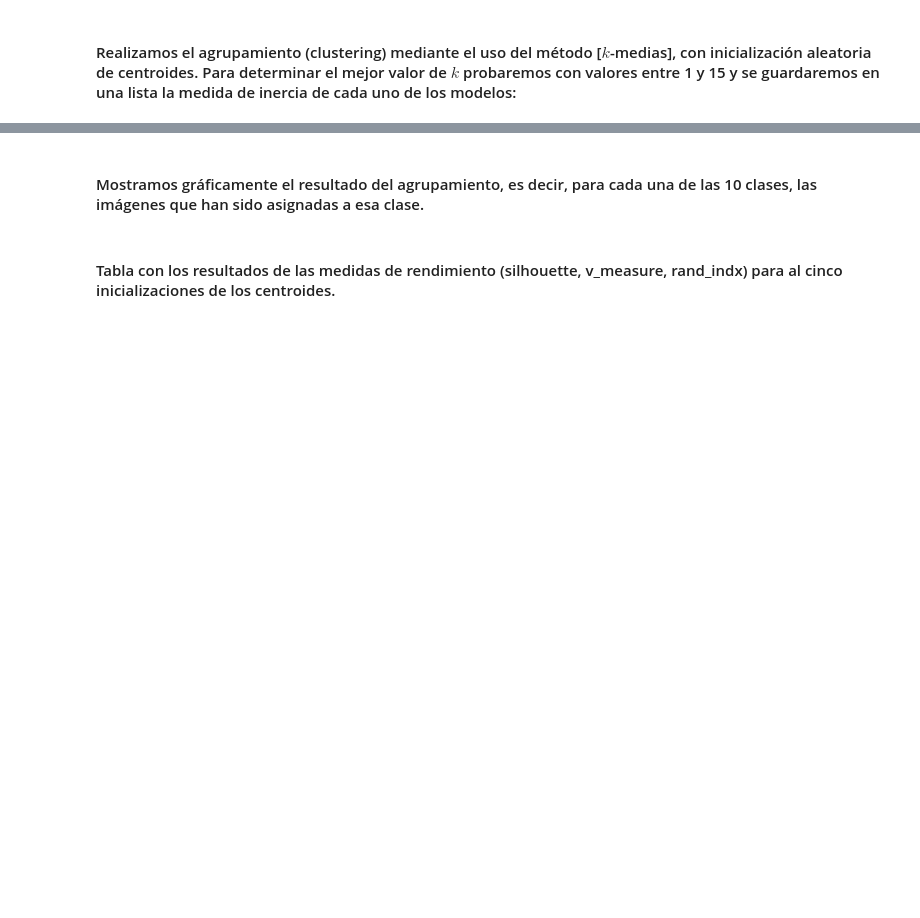
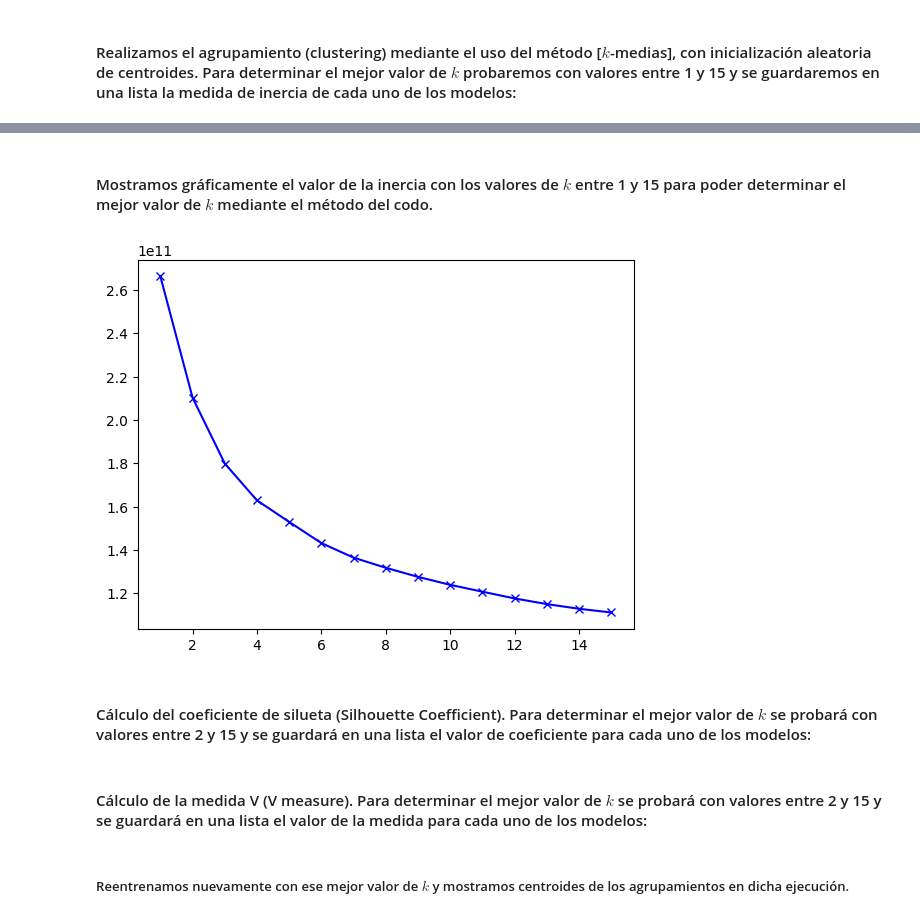
Before and after one commit to NoelPanBrea/MAAA2-FPLN, a Jupyter notebook: MAAA2/Practica2/Code.ipynb, the cells around one changed output, grey strips where cells are left out. Saved outputs shown, nothing was run; the diff lists cells and outputs as text; code cells hidden in the pictures; blank space fills up the shorter version.

Commit message:
feat: Inercia, Silhouette, V-measure

```diff
--- a/MAAA2/Practica2/Code.ipynb
+++ b/MAAA2/Practica2/Code.ipynb
@@ -112,2 +87,0 @@ plt.show()
-# %% [markdown]
-#### Mostramos gráficamente el resultado del agrupamiento, es decir, para cada una de las 10 clases, las imágenes que han sido asignadas a esa clase.
@@ -124,2 +87,0 @@ for i in range(k):
-# %% [markdown]
-#### Tabla con los resultados de las medidas de rendimiento (silhouette, v_measure, rand_indx) para al cinco inicializaciones de los centroides.
@@ -135,0 +88,9 @@ for i, exec in enumerate(execs):
+# %% [markdown]
+#### Mostramos gráficamente el valor de la inercia con los valores de $k$ entre 1 y 15 para poder determinar el mejor valor de $k$ mediante el método del codo.
+# %%
+plt.plot(K, inertias, color="blue", marker="x")
+plt.show()
+# %% [output]
+[figure, added]
+# %% [markdown]
+#### Cálculo del coeficiente de silueta (Silhouette Coefficient). Para determinar el mejor valor de $k$ se probará con valores entre 2 y 15 y se guardará en una lista el valor de coeficiente para cada uno de los modelos:
@@ -135,0 +105,2 @@ for i, exec in enumerate(execs):
+# %% [markdown]
+#### Cálculo de la medida V (V measure). Para determinar el mejor valor de $k$ se probará con valores entre 2 y 15 y se guardará en una lista el valor de la medida para cada uno de los modelos:
@@ -135,0 +115,2 @@ for i, exec in enumerate(execs):
+# %% [markdown]
+##### Reentrenamos nuevamente con ese mejor valor de $k$ y mostramos centroides de los agrupamientos en dicha ejecución.
```
Also changed, not shown: parts of 10 cells of this notebook.
